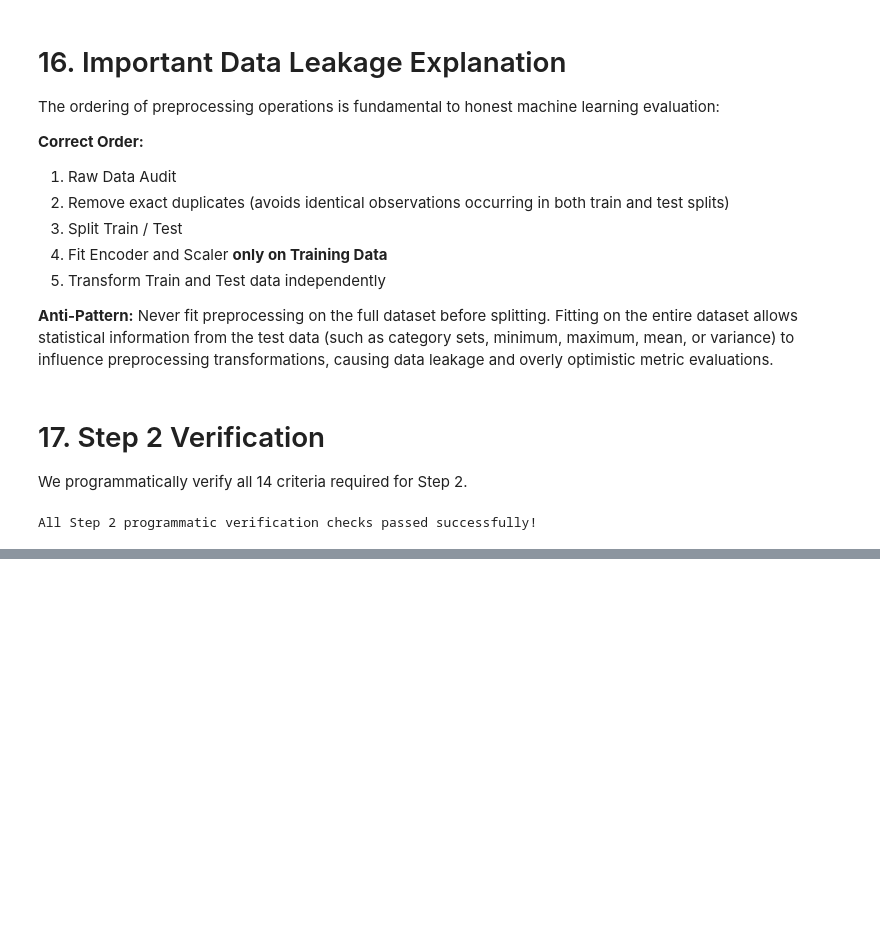
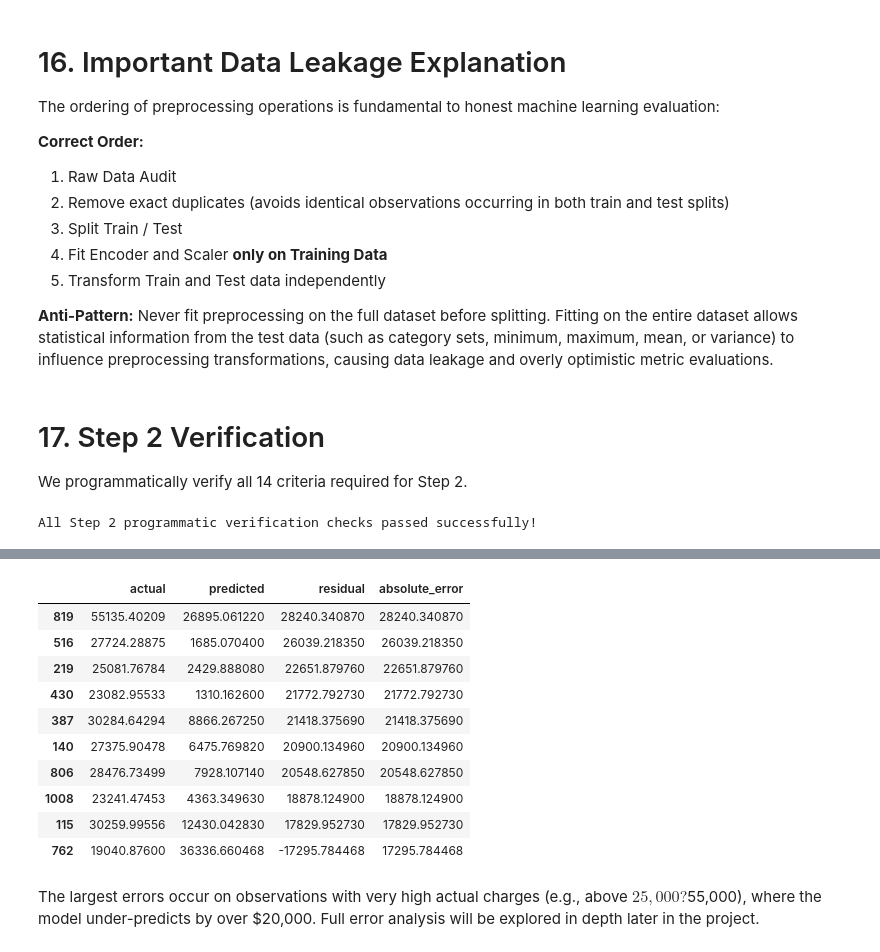
Before and after one commit to abed-dvp/insurance-model-performance-metrics, a Jupyter notebook: notebook.ipynb, the cells around one changed output, grey strips where cells are left out. Saved outputs shown, nothing was run; the diff lists cells and outputs as text; code cells hidden in the pictures; blank space fills up the shorter version.

```diff
--- a/notebook.ipynb
+++ b/notebook.ipynb
@@ -688,0 +767,10 @@ All Step 2 programmatic verification checks passed successfully!
+# %%
+residuals = y_test - y_pred
+
+results = pd.DataFrame({
+    "actual": y_test,
+    "predicted": y_pred,
+    "residual": residuals
+})
+
+results.head()
@@ -688,0 +784,23 @@ All Step 2 programmatic verification checks passed successfully!
+# %%
+results["absolute_error"] = abs(
+    results["residual"]
+)
+
+results.sort_values(
+    by="absolute_error",
+    ascending=False
+).head(10)
+# %% [output]
+|  | actual | predicted | residual | absolute_error |
+| 819 | 55135.40209 | 26895.061220 | 28240.340870 | 28240.340870 |
+| 516 | 27724.28875 | 1685.070400 | 26039.218350 | 26039.218350 |
+| 219 | 25081.76784 | 2429.888080 | 22651.879760 | 22651.879760 |
+| 430 | 23082.95533 | 1310.162600 | 21772.792730 | 21772.792730 |
+| 387 | 30284.64294 | 8866.267250 | 21418.375690 | 21418.375690 |
+| 140 | 27375.90478 | 6475.769820 | 20900.134960 | 20900.134960 |
+| 806 | 28476.73499 | 7928.107140 | 20548.627850 | 20548.627850 |
+| 1008 | 23241.47453 | 4363.349630 | 18878.124900 | 18878.124900 |
+| 115 | 30259.99556 | 12430.042830 | 17829.952730 | 17829.952730 |
+| 762 | 19040.87600 | 36336.660468 | -17295.784468 | 17295.784468 |
+# %% [markdown]
+The largest errors occur on observations with very high actual charges (e.g., above $25,000?$55,000), where the model under-predicts by over $20,000. Full error analysis will be explored in depth later in the project.
```
Also changed, not shown: parts of 21 cells of this notebook, 1 other file.
